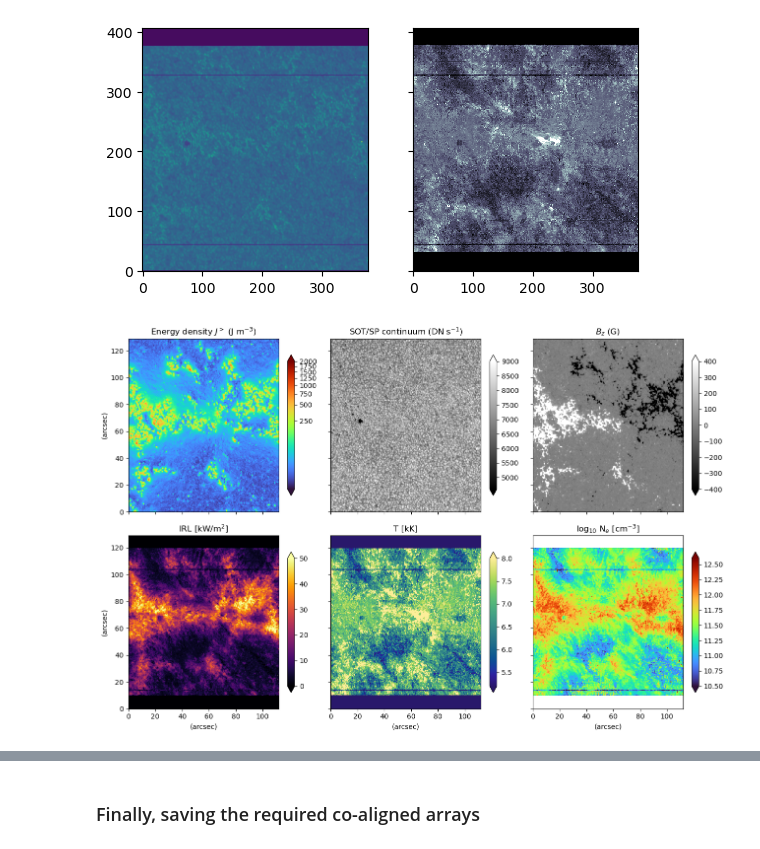
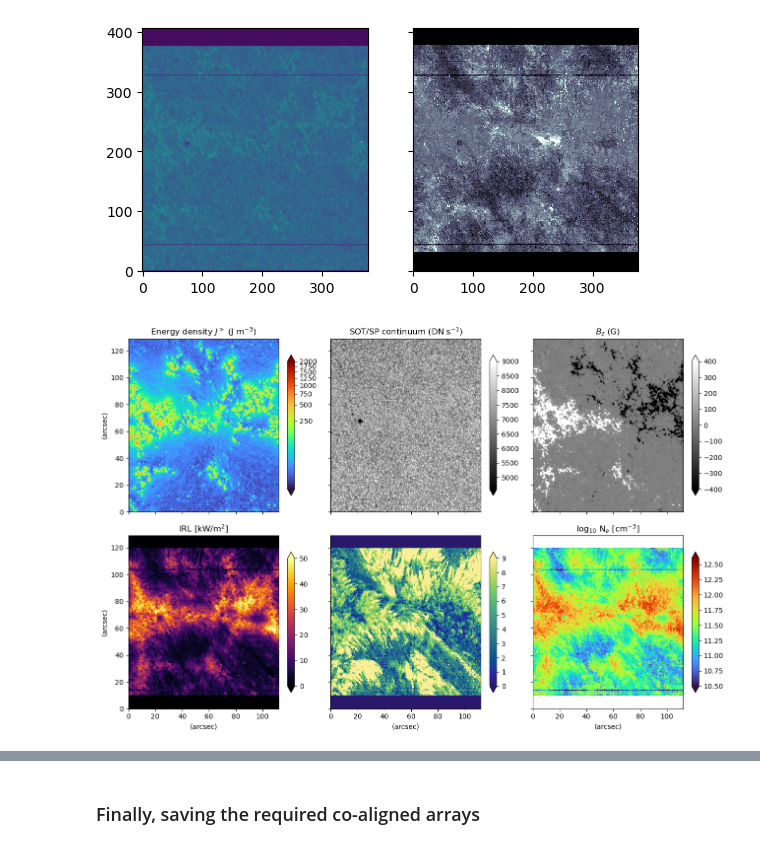
Before and after one commit to souvikita/plage_heating, a Jupyter notebook: python_codes/2017_03_05_analysis/co_aligned_IRIS_SOT.ipynb, the cells around one changed output, grey strips where cells are left out. Cells and saved outputs as stored; diff of their text form; code cells hidden in the pictures.

```diff
--- a/python_codes/2017_03_05_analysis/co_aligned_IRIS_SOT.ipynb
+++ b/python_codes/2017_03_05_analysis/co_aligned_IRIS_SOT.ipynb
@@ -176,6 +183,7 @@ memmap([-4.8, -4.6, -4.4, -4.2])
 ## Extracting the IRL, temperature and Electron densities from IRIS2+ in the relevant optical depths
 IRL = model[4].data[:,:,1] ## Integrated radiative losses
 Temp = np.nanmean(model[0].data[:,:,10:14],axis=2) ## Temperature averaged between log tau = [-5.6, -5.4, -5.2, -5. ]
+Turb = np.nanmean(model[2].data[:,:,10:14],axis=2) ## Microturbulence averaged between log tau = [-5.6, -5.4, -5.2, -5. ]
 # Temp = np.nanmean(model[0].data[:,:,14:18],axis=2) ## Temperature averaged between log tau = [-4.8, -4.6, -4.4, -4.2]
 Ne = np.nanmean(model[3].data[:,:,10:14],axis=2) ## Electron density averaged between ---""------
 # Ne = np.nanmean(model[3].data[:,:,14:18],axis=2) ## Electron density averaged between ---""------log tau = [-4.8, -4.6, -4.4, -4.2]
@@ -189,7 +197,7 @@ scale_x = (np.shape(IRL)[0] * dypos_iris / y_sampling_sot) / nx
 scale_y = (np.shape(IRL)[1] * dxpos_iris / x_sampling_sot) / ny
 # print(scale_x,scale_y)
 
-IRIS2_t_aligned_params = [clean_IRL,Temp,Ne]
+IRIS2_t_aligned_params = [clean_IRL,Temp,Ne, Turb]
 IRIS2_resampled = []
 
 for params in IRIS2_t_aligned_params:
@@ -202,7 +210,7 @@ for params in IRIS2_t_aligned_params:
                     mode='nearest') # for edges
     IRIS2_resampled.append(resampled)
 
-print(IRIS2_resampled[0].shape)## Exactly the size I wanted.
+print(IRIS2_resampled[3].shape)## Exactly the size I wanted.
 # %% [output]
 (407, 377)
 # %%
@@ -225,34 +233,34 @@ axes[0].set_title(r'Energy density $J^{>}$ (J m$^{-3}$)')
 
 im=axes[1].imshow(sot_aligned, origin='lower', cmap='gray',interpolation='none',vmin=4600,vmax=9000,
                extent=[0,final_e_dens_gt.shape[1]*x_sampling_sot, 0, final_e_dens_gt.shape[0]*y_sampling_sot])
 plt.colorbar(im, fraction=0.04, extend='both')
 axes[1].set_title(r'SOT/SP continuum (DN s$^{-1}$)')
 
 im=axes[2].imshow(Bz_obs_final, origin='lower', cmap='gray', vmin=-400, vmax=400,interpolation='none',
                extent=[0,final_e_dens_gt.shape[1]*x_sampling_sot, 0, final_e_dens_gt.shape[0]*y_sampling_sot])
 plt.colorbar(im, fraction=0.04, extend='both')
 axes[2].set_title(r'$B_z$ (G)')
 
 im=axes[3].imshow(IRIS2_resampled[0], origin='lower', cmap='inferno', vmin=0, vmax=50,interpolation='none',
                extent=[0,final_e_dens_gt.shape[1]*x_sampling_sot, 0, final_e_dens_gt.shape[0]*y_sampling_sot])
 plt.colorbar(im, fraction=0.04, extend='both')
 axes[3].set_title('IRL [kW/m$^{2}$]')
 
-im=axes[4].imshow(IRIS2_resampled[1], origin='lower', cmap=cmocean.cm.haline, vmin=5.2, vmax=8.0,interpolation='none',
+im=axes[4].imshow(IRIS2_resampled[3], origin='lower', cmap=cmocean.cm.haline, vmin=0, vmax=9.0,interpolation='none',
                extent=[0,final_e_dens_gt.shape[1]*x_sampling_sot, 0, final_e_dens_gt.shape[0]*y_sampling_sot])
-axes[4].set_title('T [kK]')
+# axes[4].set_title('T [kK]')
 plt.colorbar(im, fraction=0.04, extend='both')
 
 im=axes[5].imshow(np.log10(IRIS2_resampled[2]), origin='lower', cmap='turbo', vmin=10.5, vmax=12.6,interpolation='none',
                extent=[0,final_e_dens_gt.shape[1]*x_sampling_sot, 0, final_e_dens_gt.shape[0]*y_sampling_sot])
 plt.colorbar(im, fraction=0.04, extend='both')
 axes[5].set_title('log$_{10}$ N$_e$ [cm$^{-3}$]')
 
 for ax in axes[3:]:
     ax.set_xlabel('(arcsec)')
 for ax in axes[::3]:
     ax.set_ylabel('(arcsec)')
 fig.tight_layout()
-plt.savefig(os.path.join(os.environ['results_dir'],'3_by_2_pan_2017_03_05.png'), dpi=300, bbox_inches='tight')
+# plt.savefig(os.path.join(os.environ['results_dir'],'3_by_2_pan_2017_03_05.png'), dpi=300, bbox_inches='tight')
 # %% [output]
-[figure, old version]
+[figure, new version]
```
Also changed, not shown: parts of 8 cells of this notebook.
